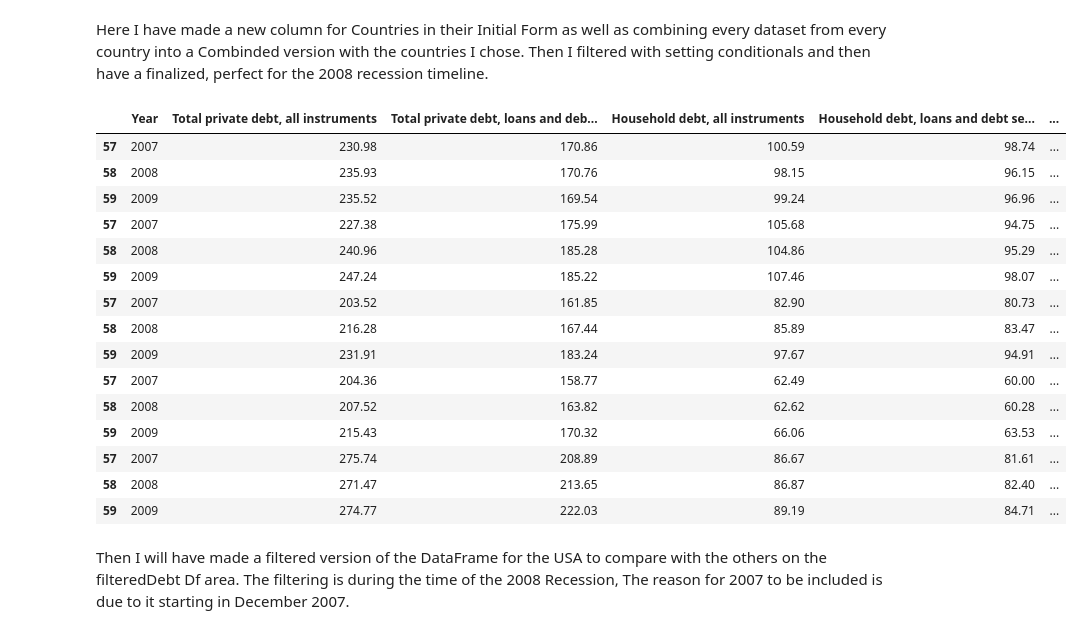
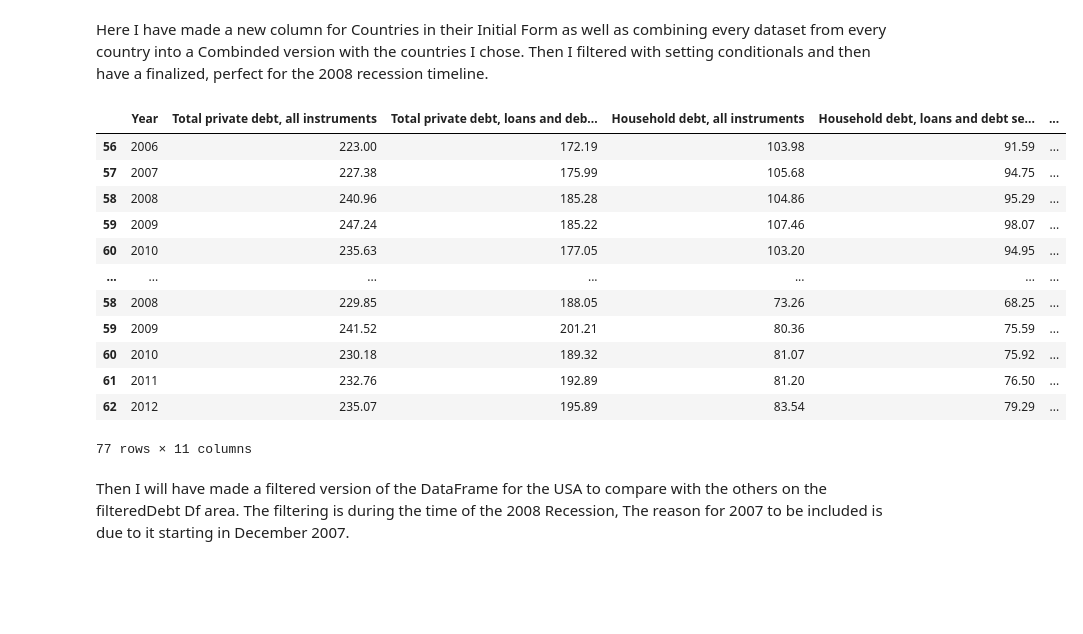
Before and after one commit to miguelorduna360-alt/Debt, a Jupyter notebook: GlobalDebtDataset.ipynb, the cells around one changed output. Cells and saved outputs as stored; diff of their text form; code cells hidden in the pictures; blank space fills up the shorter version.

```diff
--- a/GlobalDebtDataset.ipynb
+++ b/GlobalDebtDataset.ipynb
@@ -111,0 +220,4 @@ debtES_df
+# %%
+url = 'https://raw.githubusercontent.com/miguelorduna360-alt/DebtData/refs/heads/main/GER%20dataset%20-%20GlobalDebtDatabaseForGER.xlsx%20-%20Data.csv'
+debtGER_df = pd.read_csv(url)
+debtGER_df
@@ -120,46 +246,69 @@ debtUK_df = debtUK_df.apply(pd.to_numeric, errors='coerce')
 debtUK_df.fillna(0, inplace=True)
 
 
-debtCA_df = debtCA_df.apply(pd.to_numeric, errors='coerce')
-debtCA_df.fillna(0, inplace=True)
+debtCN_df = debtCN_df.apply(pd.to_numeric, errors='coerce')
+debtCN_df.fillna(0, inplace=True)
 
 
 debtJP_df = debtJP_df.apply(pd.to_numeric, errors='coerce')
 debtJP_df.fillna(0, inplace=True)
 
-
 debtES_df = debtES_df.apply(pd.to_numeric, errors='coerce')
 debtES_df.fillna(0, inplace=True)
+
+debtDK_df = debtDK_df.apply(pd.to_numeric, errors='coerce')
+debtDK_df.fillna(0, inplace=True)
+
+debtHK_df = debtHK_df.apply(pd.to_numeric, errors='coerce')
+debtHK_df.fillna(0, inplace=True)
+
+debtNL_df = debtNL_df.apply(pd.to_numeric, errors='coerce')
+debtNL_df.fillna(0, inplace=True)
+
+debtIN_df = debtIN_df.apply(pd.to_numeric, errors='coerce')
+debtIN_df.fillna(0, inplace=True)
+
+debtTHA_df = debtTHA_df.apply(pd.to_numeric, errors='coerce')
+debtTHA_df.fillna(0, inplace=True)
+
+debtGER_df = debtGER_df.apply(pd.to_numeric, errors='coerce')
+debtGER_df.fillna(0, inplace=True)
+
+debtSE_df = debtSE_df.apply(pd.to_numeric, errors='coerce')
+debtSE_df.fillna(0, inplace=True)
 # %% [markdown]
 Here I have made a new column for Countries in their Initial Form as well as combining every dataset from every country into a Combinded version with the countries I chose. Then I filtered with setting conditionals and then have a finalized, perfect for the 2008 recession timeline.
 # %%
-debtUSA_df['Country'] = 'USA'
 debtUK_df['Country'] = 'UK'
-debtCA_df['Country'] = 'CA'
+debtCN_df['Country'] = 'CN'
 debtJP_df['Country'] = 'JP'
 debtES_df['Country'] = 'ES'
+debtSE_df['Country'] = 'SE'
+debtDK_df['Country'] = 'DK'
+debtHK_df['Country'] = 'HK'
+debtNL_df['Country'] = 'NL'
+debtIN_df['Country'] = 'IN'
+debtTHA_df['Country'] = 'THA'
+debtGER_df['Country'] = 'GER'
 
-combinded_df = pd.concat([debtUSA_df, debtUK_df, debtCA_df, debtJP_df, debtES_df])
+combinded_df = pd.concat([debtUK_df, debtCN_df, debtJP_df, debtES_df, debtDK_df, debtHK_df, debtNL_df, debtIN_df, debtTHA_df, debtGER_df, debtSE_df])
 
-filteredDebt_df = combinded_df[(combinded_df['Year'] >= 2007) & (combinded_df['Year'] <= 2009)]
+filteredDebt_df = combinded_df[(combinded_df['Year'] >= 2006) & (combinded_df['Year'] <= 2012)]
 filteredDebt_df
 # %% [output]
 |  | Year | Total private debt, all instruments | Total private debt, loans and deb... | Household debt, all instruments | Household debt, loans and debt se... | ... |
-| 57 | 2007 | 230.98 | 170.86 | 100.59 | 98.74 | ... |
-| 58 | 2008 | 235.93 | 170.76 | 98.15 | 96.15 | ... |
-| 59 | 2009 | 235.52 | 169.54 | 99.24 | 96.96 | ... |
+| 56 | 2006 | 223.00 | 172.19 | 103.98 | 91.59 | ... |
 | 57 | 2007 | 227.38 | 175.99 | 105.68 | 94.75 | ... |
 | 58 | 2008 | 240.96 | 185.28 | 104.86 | 95.29 | ... |
 | 59 | 2009 | 247.24 | 185.22 | 107.46 | 98.07 | ... |
-| 57 | 2007 | 203.52 | 161.85 | 82.90 | 80.73 | ... |
-| 58 | 2008 | 216.28 | 167.44 | 85.89 | 83.47 | ... |
-| 59 | 2009 | 231.91 | 183.24 | 97.67 | 94.91 | ... |
-| 57 | 2007 | 204.36 | 158.77 | 62.49 | 60.00 | ... |
-| 58 | 2008 | 207.52 | 163.82 | 62.62 | 60.28 | ... |
-| 59 | 2009 | 215.43 | 170.32 | 66.06 | 63.53 | ... |
-| 57 | 2007 | 275.74 | 208.89 | 86.67 | 81.61 | ... |
-| 58 | 2008 | 271.47 | 213.65 | 86.87 | 82.40 | ... |
-| 59 | 2009 | 274.77 | 222.03 | 89.19 | 84.71 | ... |
+| 60 | 2010 | 235.63 | 177.05 | 103.20 | 94.95 | ... |
+| ... | ... | ... | ... | ... | ... | ... |
+| 58 | 2008 | 229.85 | 188.05 | 73.26 | 68.25 | ... |
+| 59 | 2009 | 241.52 | 201.21 | 80.36 | 75.59 | ... |
+| 60 | 2010 | 230.18 | 189.32 | 81.07 | 75.92 | ... |
+| 61 | 2011 | 232.76 | 192.89 | 81.20 | 76.50 | ... |
+| 62 | 2012 | 235.07 | 195.89 | 83.54 | 79.29 | ... |
+77 rows × 11 columns
 # %% [markdown]
 Then I will have made a filtered version of the DataFrame for the USA to compare with the others on the filteredDebt Df area. The filtering is during the time of the 2008 Recession, The reason for 2007 to be included is due to it starting in December 2007.
 # %%
```
Also changed, not shown: parts of 24 cells of this notebook.
